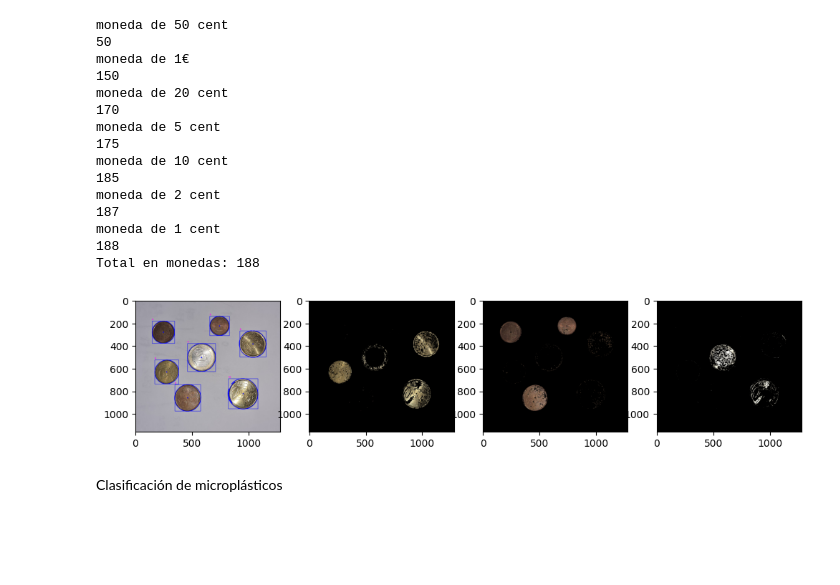
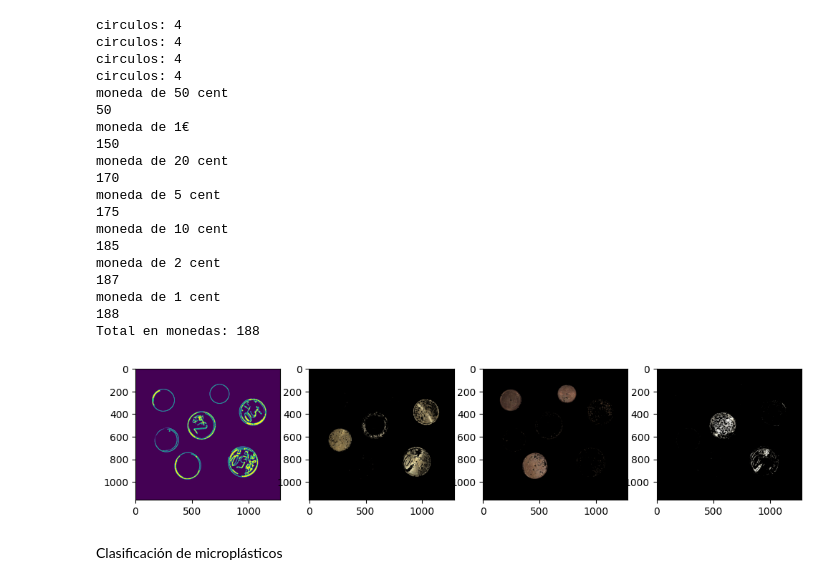
Before and after one commit to MinervaQuin/VC, a Jupyter notebook: p3/VC_P3_Final_Minerva Quintero FLores.ipynb, the cells around one changed output. Saved outputs shown, nothing was run; the diff lists cells and outputs as text; code cells hidden in the pictures; blank space fills up the shorter version.

```diff
--- a/p3/VC_P3_Final_Minerva Quintero FLores.ipynb
+++ b/p3/VC_P3_Final_Minerva Quintero FLores.ipynb
@@ -28,13 +28,30 @@ img = cv2.imread("monedas7.jpg")
 img_rgb = cv2.cvtColor(img, cv2.COLOR_BGR2RGB)
 img_gris = cv2.cvtColor(img, cv2.COLOR_BGR2GRAY)
 imgPre = preProcessing(img_gris)
-imgContours, conFound = cvzone.findContours(img, imgPre, minArea=30)
+imgContours, conFound = cvzone.findContours(img, imgPre, minArea=1000)
 # actualizamos
 imgColorr, mask = colorFinder.update(imgContours, hsvValsGold)
 imgColorr2, mask2 = colorFinder.update(imgContours, hsvValsBrown)
 imgColorr3, mask3 = colorFinder.update(imgContours, hsvValsSilver)
 
-if conFound:
+circles = cv2.HoughCircles(
+            imgPre,  # imagen
+            cv2.HOUGH_GRADIENT,  # tipo de detección
+            1, 100,  # distancia mínima entre círculos
+            param1=80, # Valor del gradiente
+            param2=50, #Umbral acumulador
+            minRadius=5,  # radio mínimo
+            maxRadius=200,  # radio máximo
+            )
+if circles is not None:
+    circles = np.uint16(np.around(circles))
+    for circle in circles[0, :]:
+        center = (circle[0], circle[1])
+        radius = circle[2]
+                    # Draw the circle outline
+        cv2.circle(imgPre, center, radius, (0, 255, 0), 2)
+        print("circulos: " + str(len(circles[0, :])))
+
     for contour in conFound:
         peri = cv2.arcLength(contour['cnt'], True)
         approx = cv2.approxPolyDP(contour['cnt'], 0.02 * peri, True)
@@ -51,6 +68,10 @@ if conFound:
             pixelsCountGold = cv2.countNonZero(mask)
             pixelsCountBrown = cv2.countNonZero(mask2)
             pixelsCountSilver = cv2.countNonZero(mask3)
+
+            imgCropGris = cv2.cvtColor(imgCrop, cv2.COLOR_BGR2GRAY)
+            imgCropPre = preProcessing(imgCropGris)
+
 
             if pixelsCountBrown > 11000:
                 if area > 33000:
@@ -101,41 +122,45 @@ if conFound:
 plt.figure(figsize=(12, 6))
 plt.subplot(1, 4, 1)
 img_rgb = cv2.cvtColor(imgContours, cv2.COLOR_BGR2RGB)
-plt.imshow(img_rgb)
+plt.imshow(imgPre)
 img_rgb2 = cv2.cvtColor(imgColorr, cv2.COLOR_BGR2RGB)
 plt.subplot(1, 4, 2)
 plt.imshow(img_rgb2)
 img_rgb3 = cv2.cvtColor(imgColorr2, cv2.COLOR_BGR2RGB)
 plt.subplot(1, 4, 3)
 plt.imshow(img_rgb3)
 img_rgb4 = cv2.cvtColor(imgColorr3, cv2.COLOR_BGR2RGB)
 plt.subplot(1, 4, 4)
 plt.imshow(img_rgb4)
 print('Total en monedas: ' + str(totalValue))
 
 # imS = cv2.resize(imgContours, (480, 640))                # Resize image
 # cv2.imshow("output", imS)
 # imS2 = cv2.resize(imgColor, (480, 640))                # Resize image
 # cv2.imshow("output2", imgColor)
 cv2.waitKey(0)
 cv2.destroyAllWindows()
 # %% [output]
+circulos: 4
+circulos: 4
+circulos: 4
+circulos: 4
 moneda de 50 cent
 50
 moneda de 1€
 150
 moneda de 20 cent
 170
 moneda de 5 cent
 175
 moneda de 10 cent
 185
 moneda de 2 cent
 187
 moneda de 1 cent
 188
 Total en monedas: 188
-[figure, old version]
+[figure, new version]
 # %% [markdown]
 Clasificación de microplásticos
 # %%
```
Also changed, not shown: 1 other file.
